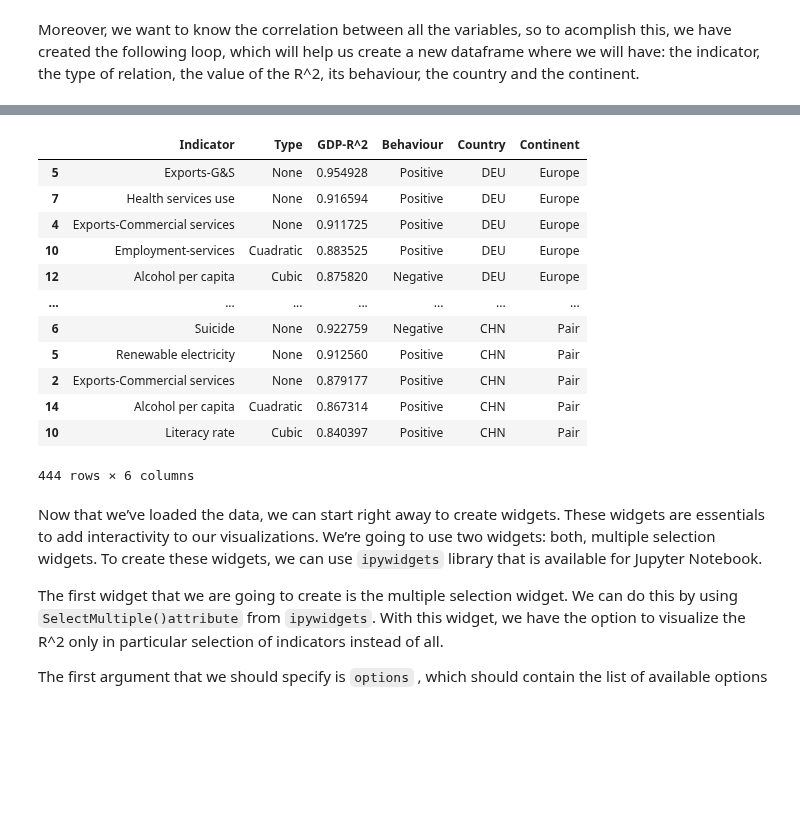
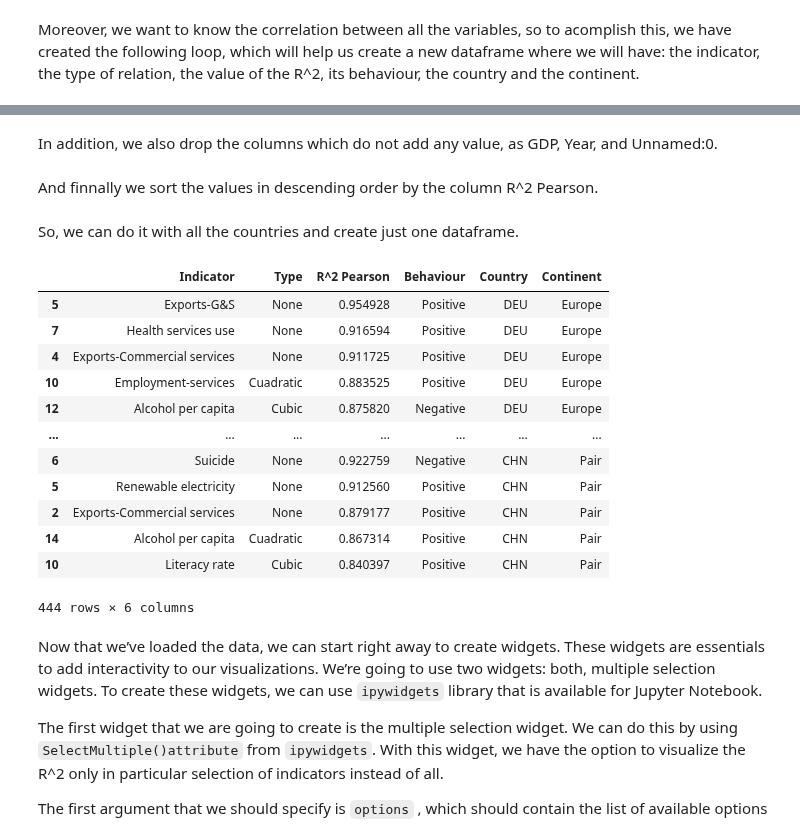
Before and after one commit to devonfw-forge/python-data-driven-decisions, a Jupyter notebook: WDI-Complete code.ipynb, the cells around one changed output, grey strips where cells are left out. Cells and saved outputs as stored; diff of their text form; code cells hidden in the pictures; blank space fills up the shorter version.

```diff
--- a/WDI-Complete code.ipynb
+++ b/WDI-Complete code.ipynb
@@ -607,0 +632,4 @@ Moreover, we want to know the correlation between all the variables, so to acomp
+# %%
+id=corcolumn.groupby('Indicator')['R^2 Pearson'].transform(max)==corcolumn['R^2 Pearson']
+corcolumn[id]
+max_df=pd.DataFrame(corcolumn[id])
@@ -608,32 +638,48 @@ Moreover, we want to know the correlation between all the variables, so to acomp
+# %%
+max_df['Behaviour']=np.where(max_df['GDP']>0, 'Positive', 'Negative')
+max_df['Type']=max_df['Type'].replace(['^2','^3','log'],['Cuadratic','Cubic','Logarithmic'])
+max_df['Country']= clist[0]
+# %% [markdown]
+In addition, we also drop the columns which do not add any value, as GDP, Year, and Unnamed:0.
+# %%
+max_df.drop("GDP",axis=1,inplace=True)
+max_df=max_df.reset_index(drop=True)
+max_df = max_df.drop(max_df[max_df['Indicator']=='Year'].index)
+max_df = max_df.drop(max_df[max_df['Indicator']=='GDP'].index)
+max_df = max_df.drop(max_df[max_df['Indicator']=='Unnamed: 0'].index)
+# %% [markdown]
+And finnally we sort the values in descending order by the column R^2 Pearson.
+# %%
+max_df=max_df.sort_values(by = 'R^2 Pearson',ascending = False)
+demo2=max_df
+# %% [markdown]
+So, we can do it with all the countries and create just one dataframe.
 # %%
-df= pd.read_csv (os.getcwd()+'/Data/'+'GoldenDataFrame.csv')
-multcolumn(df)
-demo2=pd.DataFrame()
-for i in range(0,len(clist)):
+for i in range(1,len(clist)):
     dat=df.loc[df.loc[:, 'Country'] == clist[i]]
     cor=dat.corr()
-    cor.loc[:,'GDP-R^2'] = cor['GDP']**2
+    cor.loc[:,'R^2 Pearson'] = cor['GDP']**2
     cor.loc[:,'Indicator']=cor.index
     cor[['Indicator','Type']]=cor.Indicator.str.split('.',expand=True)
-    corcolumn=cor[['Indicator','Type','GDP-R^2','GDP']]
-    corcolumn=corcolumn.loc[corcolumn.loc[:, 'GDP-R^2'] >= 0.75]
-    id=corcolumn.groupby('Indicator')['GDP-R^2'].transform(max)==corcolumn['GDP-R^2']
+    corcolumn=cor[['Indicator','Type','R^2 Pearson','GDP']]
+    corcolumn=corcolumn.loc[corcolumn.loc[:, 'R^2 Pearson'] >= 0.75]
+    id=corcolumn.groupby('Indicator')['R^2 Pearson'].transform(max)==corcolumn['R^2 Pearson']
     corcolumn[id]
     max_df=pd.DataFrame(corcolumn[id])
     max_df['Behaviour']=np.where(max_df['GDP']>0, 'Positive', 'Negative')
     max_df['Type']=max_df['Type'].replace(['^2','^3','log'],['Cuadratic','Cubic','Logarithmic'])
     max_df['Country']= clist[i]
     max_df.drop("GDP",axis=1,inplace=True)
     max_df=max_df.reset_index(drop=True)
     max_df = max_df.drop(max_df[max_df['Indicator']=='Year'].index)
     max_df = max_df.drop(max_df[max_df['Indicator']=='GDP'].index)
     max_df = max_df.drop(max_df[max_df['Indicator']=='Unnamed: 0'].index)
-    max_df=max_df.sort_values(by = 'GDP-R^2',ascending = False)
+    max_df=max_df.sort_values(by = 'R^2 Pearson',ascending = False)
     demo2=pd.concat((demo2, max_df), axis = 0)
 demo2['Continent']=demo2['Country'].map(all_countries)
 demo2
 # %% [output]
-|  | Indicator | Type | GDP-R^2 | Behaviour | Country | Continent |
+|  | Indicator | Type | R^2 Pearson | Behaviour | Country | Continent |
 | 5 | Exports-G&S | None | 0.954928 | Positive | DEU | Europe |
 | 7 | Health services use | None | 0.916594 | Positive | DEU | Europe |
 | 4 | Exports-Commercial services | None | 0.911725 | Positive | DEU | Europe |
```
Also changed, not shown: parts of 14 cells of this notebook.
